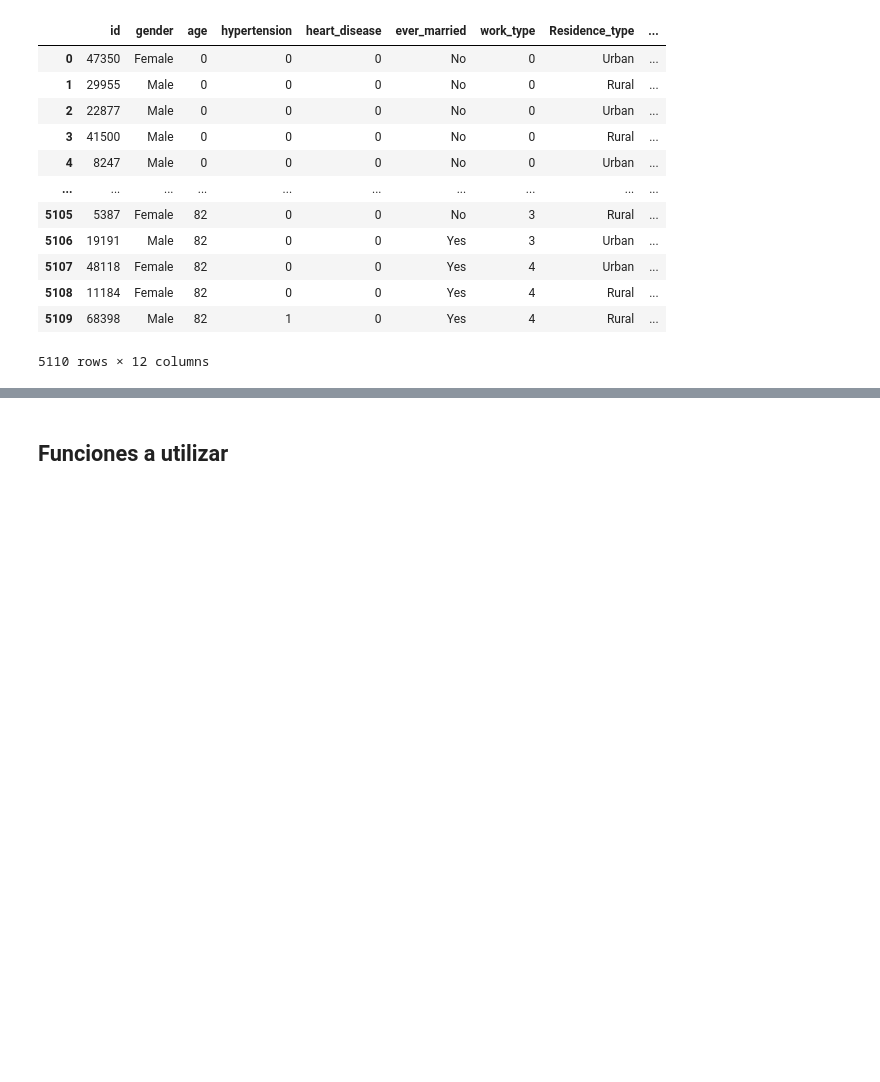
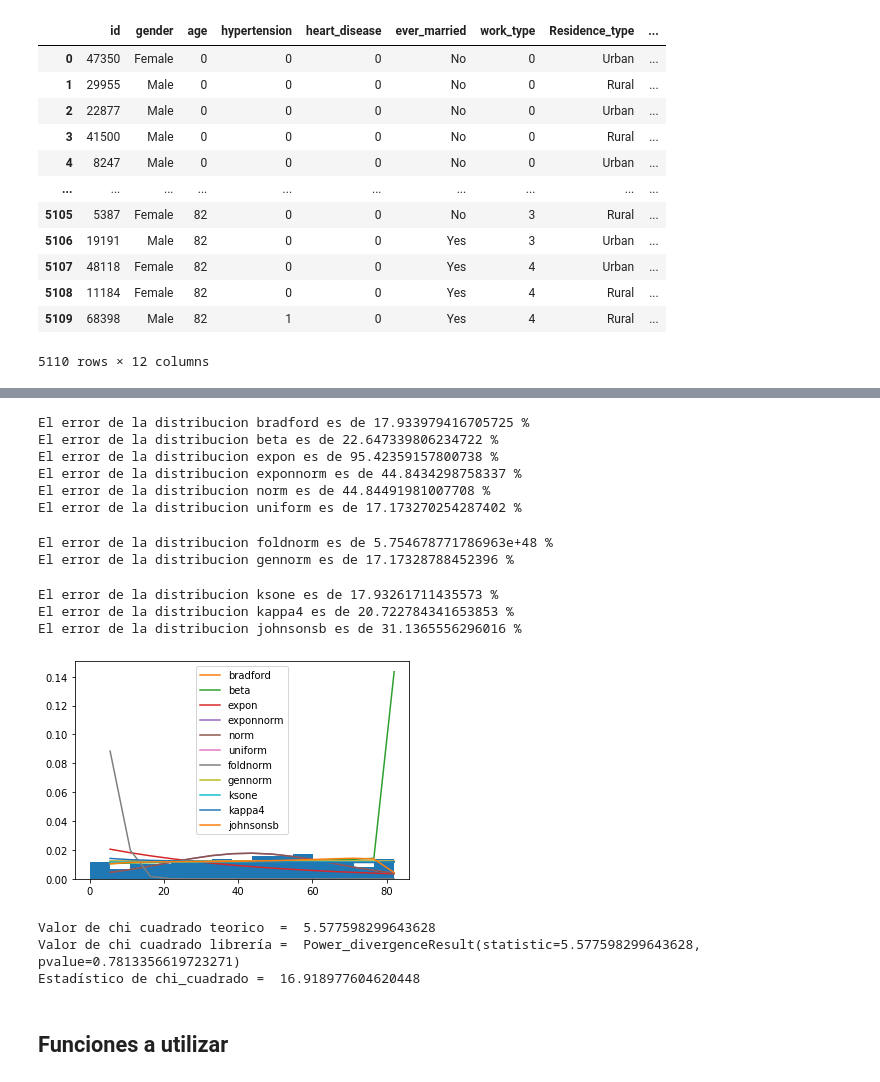
Before and after one commit to Tonydesanty/Proyecto-entrega-1, a Jupyter notebook: Entrega 1 proyecto.ipynb, the cells around one changed output, grey strips where cells are left out. Drawn from its saved outputs; the diff is of its cells as text; code cells hidden in the pictures; blank space fills up the shorter version.

```diff
--- a/Entrega 1 proyecto.ipynb
+++ b/Entrega 1 proyecto.ipynb
@@ -122,0 +188,61 @@ data
+# %%
+age = totalages
+
+# Probar diferentes distirbuciones de probabilidad
+dist_list = ['bradford', 'beta','expon', 'exponnorm','norm','uniform','foldnorm', 'gennorm', 'ksone', 'kappa4', 'johnsonsb']
+
+y_real, x_real,  _ = plt.hist(age, bins = 15, density = True) #hacer histograma
+
+x_real = x_real[1:] # modificar shape para que rea igual
+
+#e = []
+def distribucion(dist_list):
+
+    def imprimir(dist):
+        param = getattr(st, dist).fit(age)
+        y_est = getattr(st, dist).pdf(x_real, *param)
+        plt.plot(x_real,y_est, label = dist);
+        print('El error de la distribucion', dist,'es de', (abs(y_real-y_est)*100/y_est).mean(),'%')
+
+    [imprimir(dist) for dist in dist_list]
+
+
+distribucion(dist_list)
+plt.legend()
+plt.show()
+# %% [output]
+El error de la distribucion bradford es de 17.933979416705725 %
+El error de la distribucion beta es de 22.647339806234722 %
+El error de la distribucion expon es de 95.42359157800738 %
+El error de la distribucion exponnorm es de 44.8434298758337 %
+El error de la distribucion norm es de 44.84491981007708 %
+El error de la distribucion uniform es de 17.173270254287402 %
+El error de la distribucion foldnorm es de 5.754678771786963e+48 %
+El error de la distribucion gennorm es de 17.17328788452396 %
+El error de la distribucion ksone es de 17.93261711435573 %
+El error de la distribucion kappa4 es de 20.722784341653853 %
+El error de la distribucion johnsonsb es de 31.1365556296016 %
+[figure, added]
+# %%
+param = getattr(st, 'ksone').fit(x_hist) # obtener los parametros
+pi = st.ksone.pdf(x_hist, *param)
+# Cálculo de la esperanza usando la expresión teórica
+Ei = x_hist*pi
+
+# Cálculo teórico de la chi cuadrada
+x2 = ((freq - Ei)**2 / Ei).sum()
+print('Valor de chi cuadrado teorico  = ', x2)
+
+# Cálculo usando la librería estadística de la chi cuadrada
+X2 = st.chisquare(freq, Ei)
+print('Valor de chi cuadrado librería = ', X2)
+
+# Cálculo de Grados de libertad del estadístico
+m = J-1 # grados de libertad
+
+Chi_est = st.chi2.ppf(q=0.95, df=m)
+print('Estadístico de chi_cuadrado = ', Chi_est)
+# %% [output]
+Valor de chi cuadrado teorico  =  5.577598299643628
+Valor de chi cuadrado librería =  Power_divergenceResult(statistic=5.577598299643628, pvalue=0.7813356619723271)
+Estadístico de chi_cuadrado =  16.918977604620448
```
Also changed, not shown: parts of 13 cells of this notebook.
